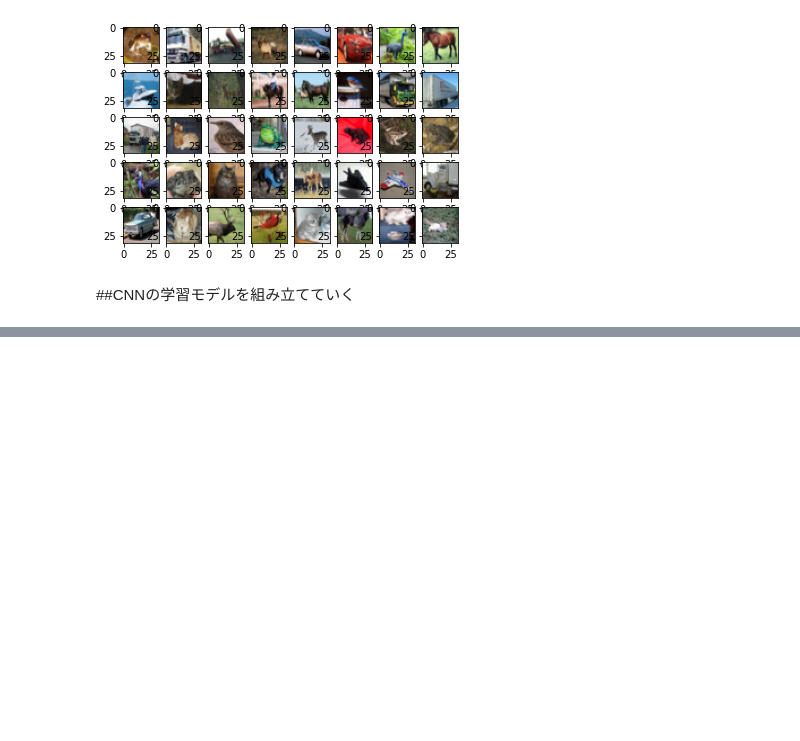
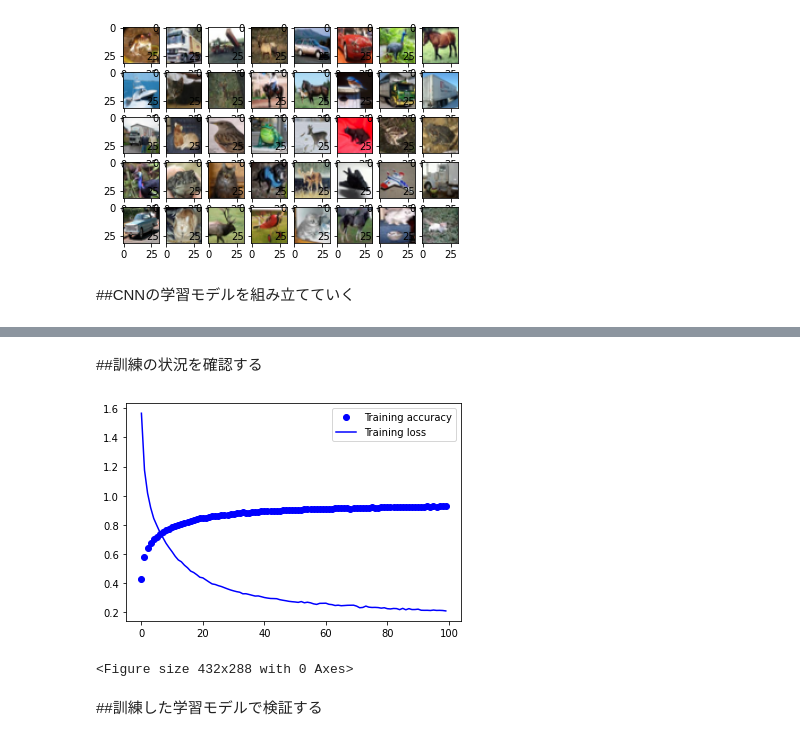
Before and after one commit to takahashi0329/DeepLerarning2022Late, a Jupyter notebook: CNNで画像分類2022.ipynb, the cells around one changed output, grey strips where cells are left out. Drawn from its saved outputs; the diff is of its cells as text; code cells hidden in the pictures; blank space fills up the shorter version.

```diff
--- a/CNNで画像分類2022.ipynb
+++ b/CNNで画像分類2022.ipynb
@@ -75,14 +75,14 @@ model =Sequential([
     Conv2D(32, (3,3), padding='same'),
     tf.keras.layers.Activation('relu'),
     MaxPooling2D(pool_size=(2,2)),
-    Dropout(0,25),
+    Dropout(0.25),
 
     Conv2D(32, (3,3), padding='same'),
     tf.keras.layers.Activation('relu'),
     Conv2D(32, (3,3), padding='same'),
     tf.keras.layers.Activation('relu'),
     MaxPooling2D(pool_size=(2,2)),
-    Dropout(0,25),
+    Dropout(0.25),
 
     Flatten(),
     Dense(512),
@@ -93,0 +96,6 @@ model =Sequential([
+# %%
+model.compile(
+    loss = 'categorical_crossentropy', #損失の計算方法
+    optimizer = 'adam', #最適化の方法
+    metrics = ['accuracy'] #評価の基準、計算方法
+)
@@ -93,0 +104,8 @@ model =Sequential([
+# %%
+fit = model.fit(
+    x_train, y_train, #学習用問題データとその正解(ラベル)
+    batch_size = 128, #まとめて学習する量
+    epochs = 100, #学習を繰り返す回数
+    verbose = 1, #ログを出力のフラグ(標準出力に出力する)
+    validation_data = (x_test, y_test) #学習中の検証チェック用データ
+)
@@ -93,0 +130,25 @@ model =Sequential([
+# %% [markdown]
+##訓練の状況を確認する
+# %%
+# 訓練の精度の経過を取得
+acc = fit.history['accuracy']
+# 訓練の損失の経過を取得
+loss = fit.history['loss']
+# 訓練の回数を算出
+epochs = range(len(acc))
+# %%
+# accとlossの値をプロットしていく
+# 精度(acc)を青いドットで(bo)でプロット
+pyplot.plot(epochs, acc, 'bo', label='Training accuracy')
+# 損失(loss)を青線(b)でプロット
+pyplot.plot(epochs, loss, 'b', label='Training loss')
+# 凡例をつける
+pyplot.legend()
+# 描画領域を設定
+pyplot.figure()
+pyplot.show() #表示
+# %% [output]
+[figure, added]
+<Figure size 432x288 with 0 Axes>
+# %% [markdown]
+##訓練した学習モデルで検証する
```
Also changed, not shown: parts of 10 cells of this notebook.
